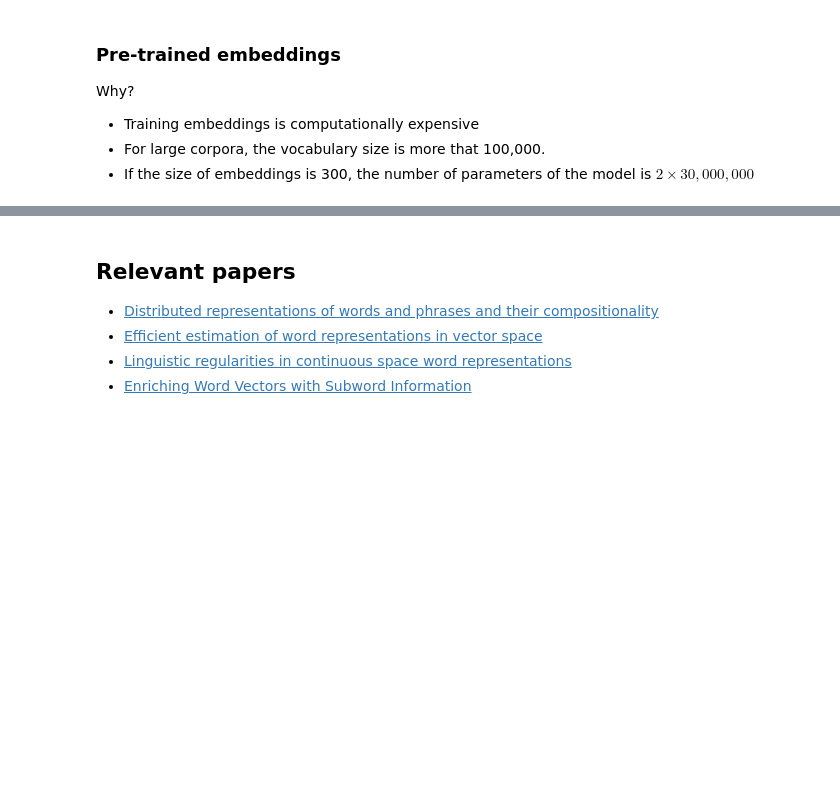
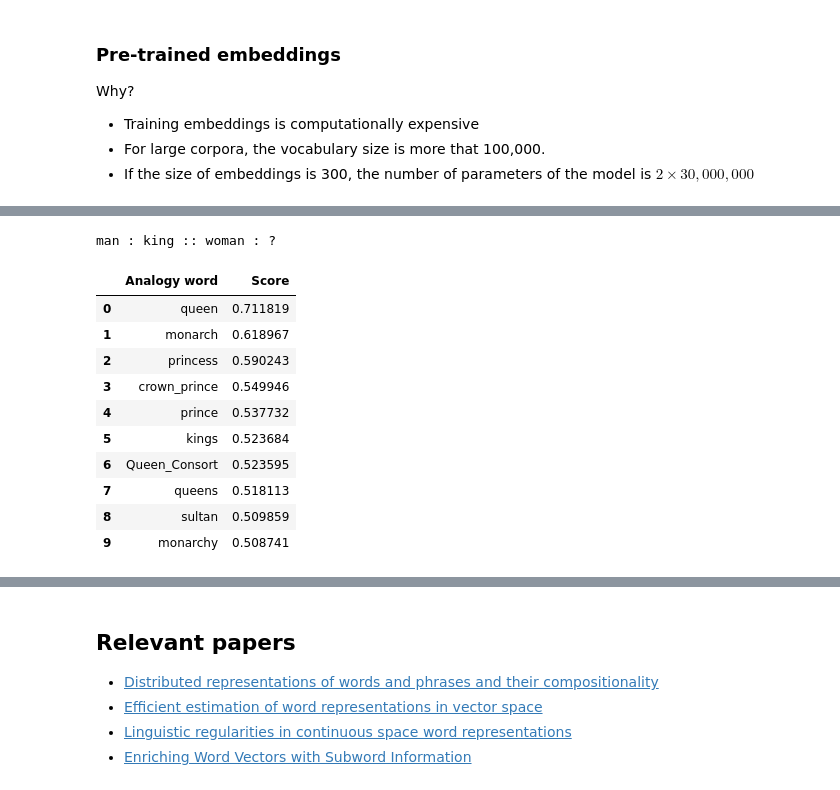
Before and after one commit to kvarada/UBC_MDS_sample_lesson, a Jupyter notebook: word_embeddings_intro.ipynb, the cells around one changed output, grey strips where cells are left out. Saved outputs shown, nothing was run; the diff lists cells and outputs as text; code cells hidden in the pictures; blank space fills up the shorter version.

```diff
--- a/word_embeddings_intro.ipynb
+++ b/word_embeddings_intro.ipynb
@@ -958,3 +639,0 @@ A number of pre-trained word embeddings are available. The most popular ones are
-# %%
-# Load Google's pre-trained Word2Vec model.
-model = KeyedVectors.load_word2vec_format('../../data/GoogleNews-vectors-negative300.bin', binary=True)
@@ -996,25 +639,0 @@ def tsne_plot_similar_words(title, labels, embedding_clusters, word_clusters, a,
-# %%
-keys = ['Vancouver', 'data', 'mango', 'Socrates', 'meditation']
-
-embedding_clusters = []
-word_clusters = []
-for word in keys:
-    embeddings = []
-    words = []
-    for similar_word, _ in model.most_similar(word, topn=10):
-        words.append(similar_word)
-        embeddings.append(model[similar_word])
-
-    embedding_clusters.append(embeddings)
-    word_clusters.append(words)
-
-from sklearn.manifold import TSNE
-import numpy as np
-
-embedding_clusters = np.array(embedding_clusters)
-n, m, k = embedding_clusters.shape
-tsne_model_en_2d = TSNE(perplexity=15, n_components=2, init='pca', n_iter=3500, random_state=32)
-embeddings_en_2d = np.array(tsne_model_en_2d.fit_transform(embedding_clusters.reshape(n * m, k))).reshape(n, m, 2)
-
-import matplotlib.pyplot as plt
-import matplotlib.cm as cm
@@ -1037,0 +660,29 @@ model.most_similar('mango')
+# %%
+def analogy(word1, word2, word3, model = w2v_model):
+    '''
+    Returns analogy word using the given model.
+
+    Keyword arguments:
+    word1 -- (str)
+    word2 -- (str)
+    word3 -- (str)
+    model -- word embedding model
+    '''
+    print('%s : %s :: %s : ?' %(word1, word2, word3))
+    sim_words = model.most_similar(positive=[word3, word2], negative=[word1])
+    return pd.DataFrame(sim_words, columns=['Analogy word', 'Score'])
+# %%
+analogy('man','king','woman')
+# %% [output]
+man : king :: woman : ?
+|  | Analogy word | Score |
+| 0 | queen | 0.711819 |
+| 1 | monarch | 0.618967 |
+| 2 | princess | 0.590243 |
+| 3 | crown_prince | 0.549946 |
+| 4 | prince | 0.537732 |
+| 5 | kings | 0.523684 |
+| 6 | Queen_Consort | 0.523595 |
+| 7 | queens | 0.518113 |
+| 8 | sultan | 0.509859 |
+| 9 | monarchy | 0.508741 |
```
Also changed, not shown: parts of 104 cells of this notebook.
